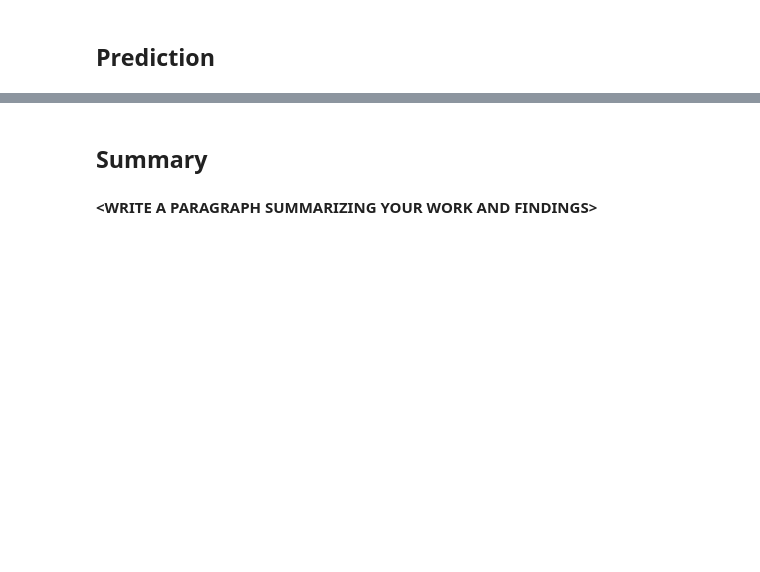
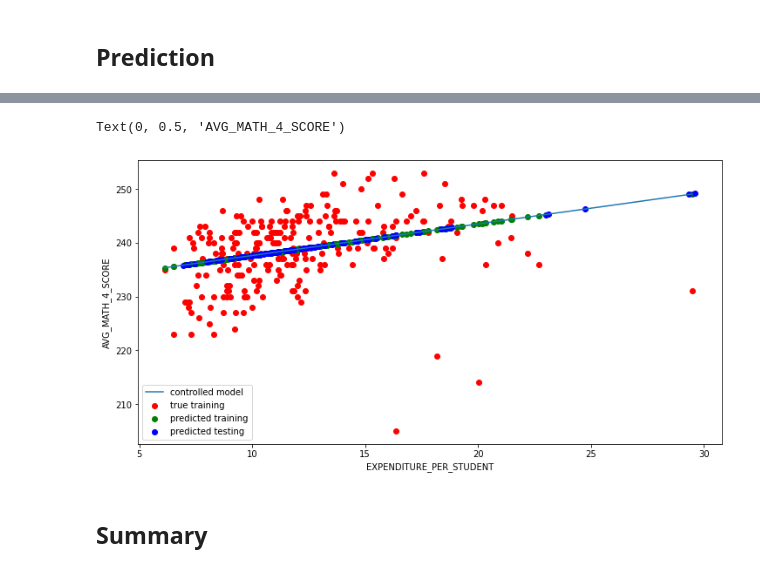
Before and after one commit to kateshent/mdst_tutorials, a Jupyter notebook: Tutorial3/checkpoint3.ipynb, the cells around one changed output, grey strips where cells are left out. Saved outputs shown, nothing was run; the diff lists cells and outputs as text; code cells hidden in the pictures; blank space fills up the shorter version.

```diff
--- a/Tutorial3/checkpoint3.ipynb
+++ b/Tutorial3/checkpoint3.ipynb
@@ -77,6 +127,9 @@ y = ??
+# %%
+X = df[['EXPENDITURE_PER_STUDENT', 'GRADES_4_G']].dropna()
+y = df.loc[X.index]['AVG_MATH_4_SCORE']
 # %%
 X_train, X_test, y_train, y_test = train_test_split(
-     X, y, test_size=??, random_state=0)
+     X, y, test_size=.3, random_state=0)
 # %% [markdown]
 <h2> Prediction </h2>
 # %% [markdown]
@@ -86,5 +140,5 @@ Chosen ML task: **<REGRESSION/CLASSIFICATION>**
 # %%
 # create your model here
-model =
+model = LinearRegression()
 # %%
 model.fit(X_train, y_train)
@@ -99,26 +155,27 @@ plot_confusion_matrix(model, X_test, y_test,
 # %%
 # for regression: (pick a single column to visualize results)
 
 # Results from this graph _should not_ be used as a part of your results -- it is just here to help with intuition.
 # Instead, look at the error values and individual intercepts.
 
 
-col_name = ??
+col_name = 'EXPENDITURE_PER_STUDENT'
 col_index = X_train.columns.get_loc(col_name)
 
 f = plt.figure(figsize=(12,6))
 plt.scatter(X_train[col_name], y_train, color = "red")
 plt.scatter(X_train[col_name], model.predict(X_train), color = "green")
 plt.scatter(X_test[col_name], model.predict(X_test), color = "blue")
 
 new_x = np.linspace(X_train[col_name].min(),X_train[col_name].max(),200)
 intercept = model.predict([X_train.sort_values(col_name).iloc[0]]) - X_train[col_name].min()*model.coef_[col_index]
 plt.plot(new_x, intercept+new_x*model.coef_[col_index])
 
 plt.legend(['controlled model','true training','predicted training','predicted testing'])
 plt.xlabel(col_name)
-plt.ylabel(??)
+plt.ylabel('AVG_MATH_4_SCORE')
+# %% [output]
+Text(0, 0.5, 'AVG_MATH_4_SCORE')
+[figure, added]
 # %% [markdown]
 <h2> Summary </h2>
-# %% [markdown]
-**<WRITE A PARAGRAPH SUMMARIZING YOUR WORK AND FINDINGS\>**
```
Also changed, not shown: parts of 22 cells of this notebook.
